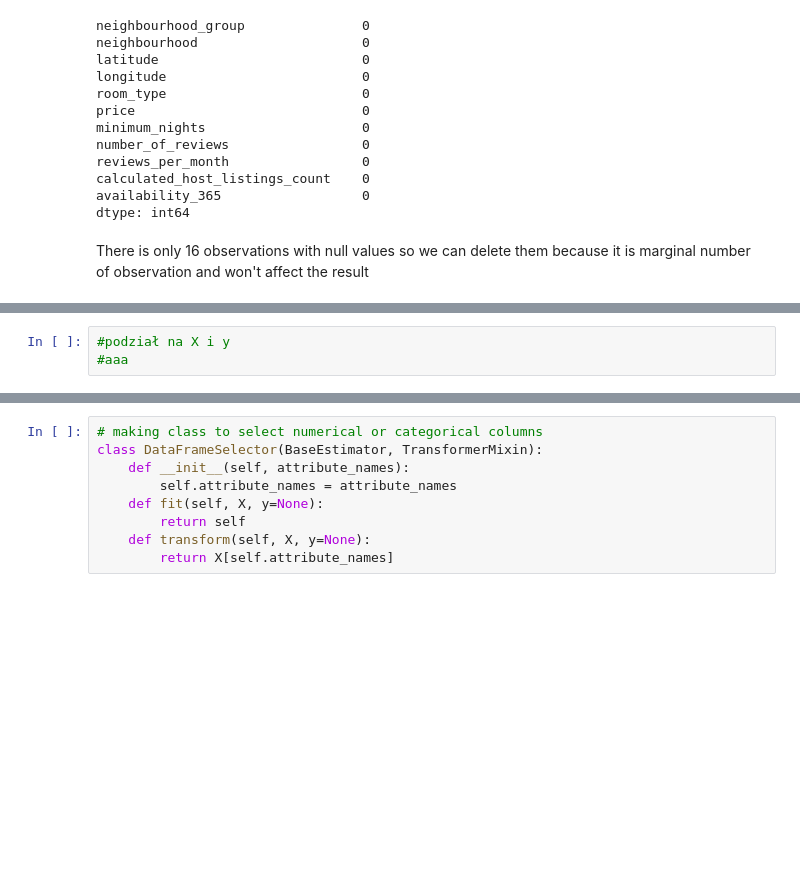
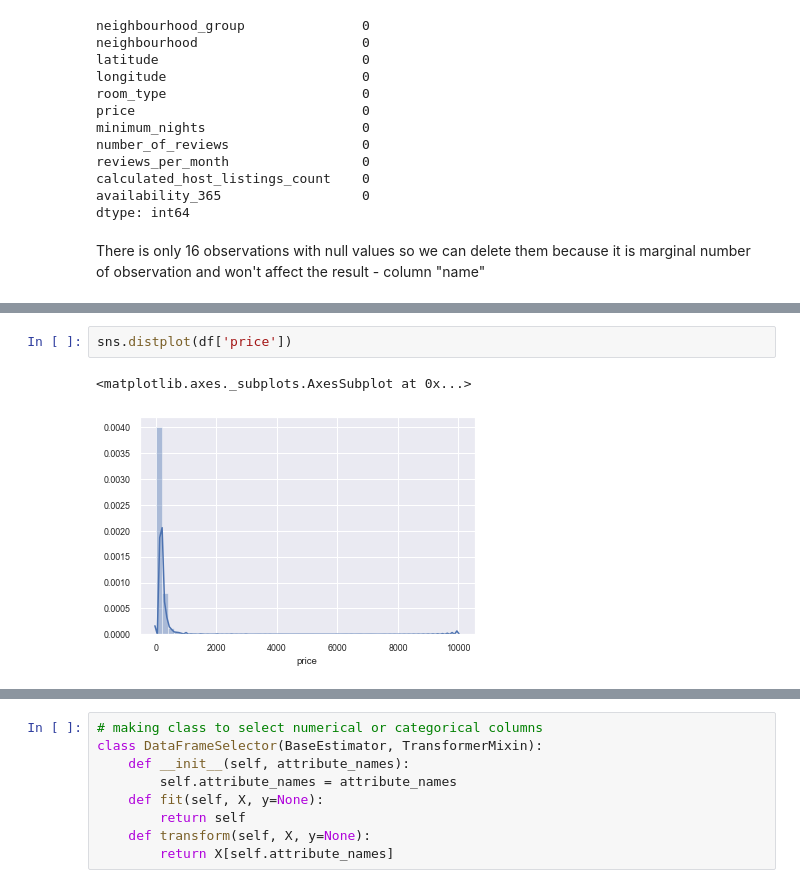
Before and after one commit to pawelmotek/Smart-pricing-airbnb-project, a Jupyter notebook: Project_airbnb_NY.ipynb, the cells around one changed output, grey strips where cells are left out. Cells and saved outputs as stored; diff of their text form; blank space fills up the shorter version.

Commit message:
analyzing data, change price distribution, first prediction

```diff
--- a/Project_airbnb_NY.ipynb
+++ b/Project_airbnb_NY.ipynb
@@ -166,7 +145,7 @@ calculated_host_listings_count    0
 availability_365                  0
 dtype: int64
 # %% [markdown]
-There is only 16 observations with null values so we can delete them because it is marginal number of observation and won't affect the result
+There is only 16 observations with null values so we can delete them because it is marginal number of observation and won't affect the result - column "name"
 # %%
 df.head()
 # %% [output]
@@ -176,6 +155,8 @@ df.head()
 | 2 | Manhattan | Harlem | 40.80902 | -73.94190 | Private room | 150 | 3 | ... |
 | 3 | Brooklyn | Clinton Hill | 40.68514 | -73.95976 | Entire home/apt | 89 | 1 | ... |
 | 4 | Manhattan | East Harlem | 40.79851 | -73.94399 | Entire home/apt | 80 | 10 | ... |
-# %%
-#podział na X i y
-#aaa
+# %%
+sns.distplot(df['price'])
+# %% [output]
+<matplotlib.axes._subplots.AxesSubplot at 0x...>
+[figure, added]
```
Also changed, not shown: parts of 25 cells of this notebook.
